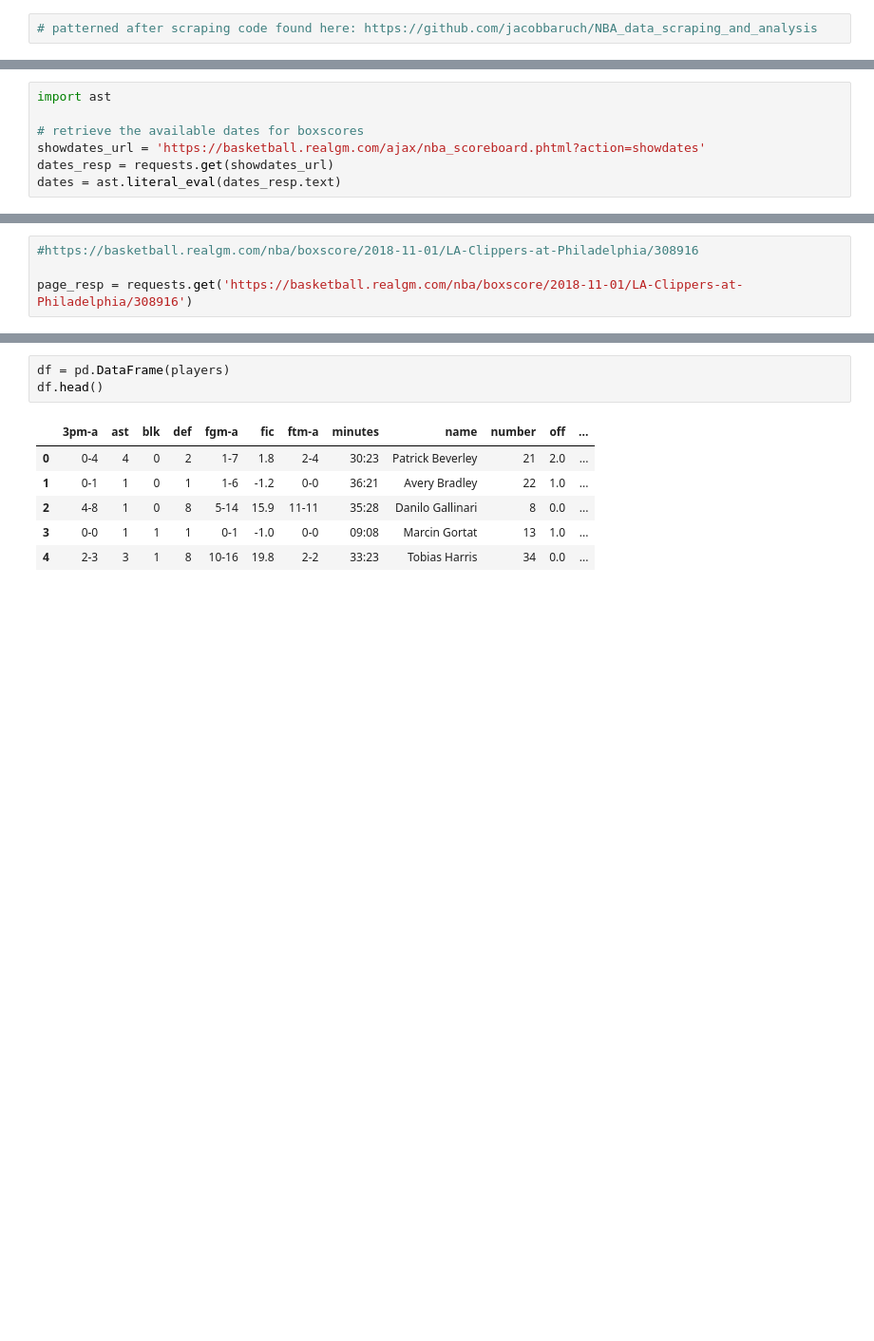
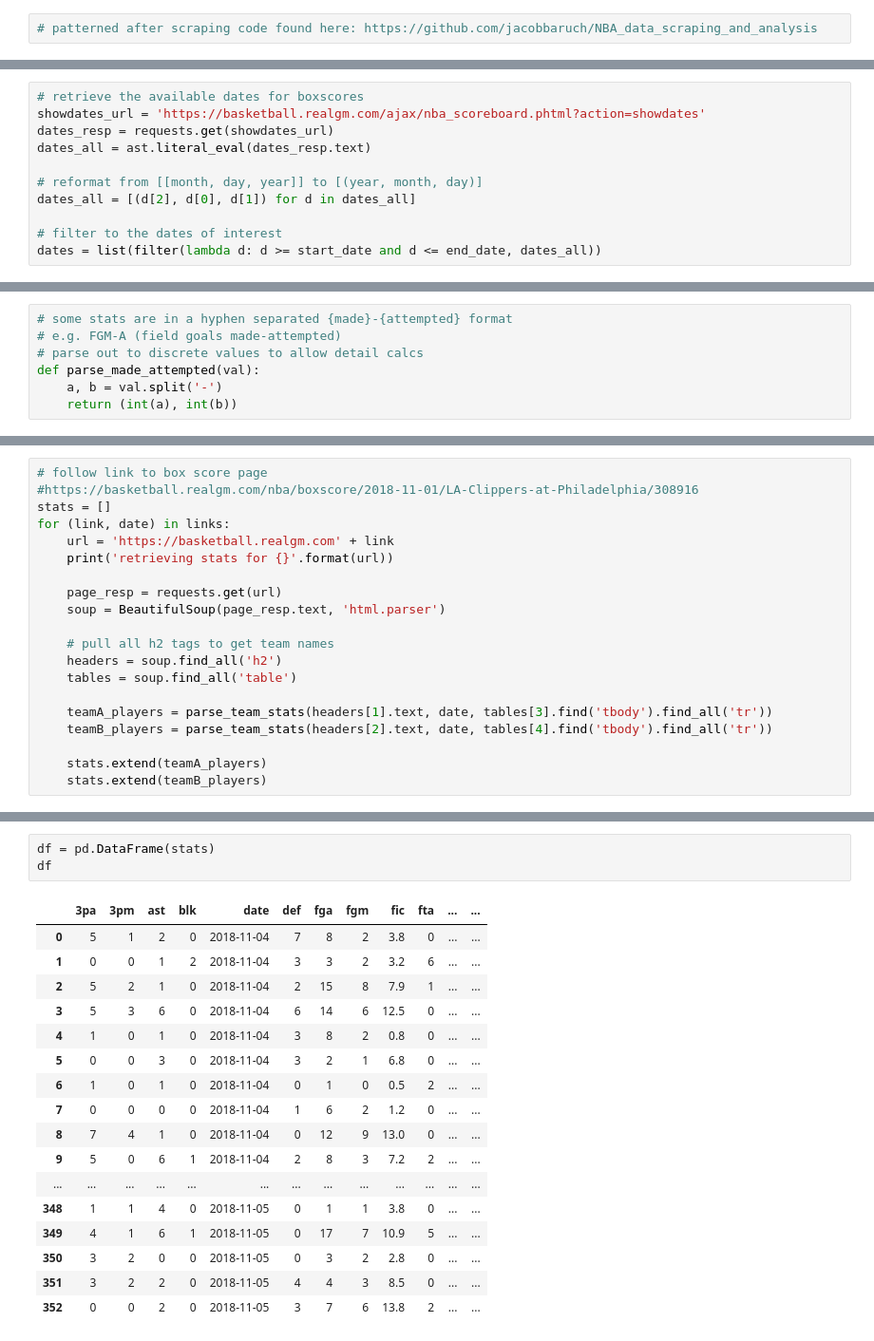
Before and after one commit to rickhaffey/aws-ml, a Jupyter notebook: sagemaker/src/player_stats_by_game.ipynb, the cells around one changed output, grey strips where cells are left out. Shown: that part at 95% size. Saved outputs shown, nothing was run; the diff lists cells and outputs as text; blank space fills up the shorter version.

Commit message:
extend player stats notebook to pull across date range

```diff
--- a/sagemaker/src/player_stats_by_game.ipynb
+++ b/sagemaker/src/player_stats_by_game.ipynb
@@ -7,7 +12,11 @@ import pandas as pd
 # %%
-import ast
-
 # retrieve the available dates for boxscores
 showdates_url = 'https://basketball.realgm.com/ajax/nba_scoreboard.phtml?action=showdates'
 dates_resp = requests.get(showdates_url)
-dates = ast.literal_eval(dates_resp.text)
+dates_all = ast.literal_eval(dates_resp.text)
+
+# reformat from [[month, day, year]] to [(year, month, day)]
+dates_all = [(d[2], d[0], d[1]) for d in dates_all]
+
+# filter to the dates of interest
+dates = list(filter(lambda d: d >= start_date and d <= end_date, dates_all))
@@ -37,4 +34,0 @@ soup = BeautifulSoup(page_resp.text, 'html.parser')
-# %%
-#https://basketball.realgm.com/nba/boxscore/2018-11-01/LA-Clippers-at-Philadelphia/308916
-
-page_resp = requests.get('https://basketball.realgm.com/nba/boxscore/2018-11-01/LA-Clippers-at-Philadelphia/308916')
@@ -70 +55,8 @@ tables[3]
+# %%
+# some stats are in a hyphen separated {made}-{attempted} format
+# e.g. FGM-A (field goals made-attempted)
+# parse out to discrete values to allow detail calcs
+def parse_made_attempted(val):
+    a, b = val.split('-')
+    return (int(a), int(b))
 # %%
@@ -95,0 +106,20 @@ for row in tables[3].find_all('tr')[1:]:
+# %%
+# follow link to box score page
+#https://basketball.realgm.com/nba/boxscore/2018-11-01/LA-Clippers-at-Philadelphia/308916
+stats = []
+for (link, date) in links:
+    url = 'https://basketball.realgm.com' + link
+    print('retrieving stats for {}'.format(url))
+
+    page_resp = requests.get(url)
+    soup = BeautifulSoup(page_resp.text, 'html.parser')
+
+    # pull all h2 tags to get team names
+    headers = soup.find_all('h2')
+    tables = soup.find_all('table')
+
+    teamA_players = parse_team_stats(headers[1].text, date, tables[3].find('tbody').find_all('tr'))
+    teamB_players = parse_team_stats(headers[2].text, date, tables[4].find('tbody').find_all('tr'))
+
+    stats.extend(teamA_players)
+    stats.extend(teamB_players)
@@ -96,10 +143,21 @@ for row in tables[3].find_all('tr')[1:]:
 # %%
-df = pd.DataFrame(players)
-df.head()
+df = pd.DataFrame(stats)
+df
 # %% [output]
-|  | 3pm-a | ast | blk | def | fgm-a | fic | ftm-a | minutes | name | number | off | ... |
-| 0 | 0-4 | 4 | 0 | 2 | 1-7 | 1.8 | 2-4 | 30:23 | Patrick Beverley | 21 | 2.0 | ... |
-| 1 | 0-1 | 1 | 0 | 1 | 1-6 | -1.2 | 0-0 | 36:21 | Avery Bradley | 22 | 1.0 | ... |
-| 2 | 4-8 | 1 | 0 | 8 | 5-14 | 15.9 | 11-11 | 35:28 | Danilo Gallinari | 8 | 0.0 | ... |
-| 3 | 0-0 | 1 | 1 | 1 | 0-1 | -1.0 | 0-0 | 09:08 | Marcin Gortat | 13 | 1.0 | ... |
-| 4 | 2-3 | 3 | 1 | 8 | 10-16 | 19.8 | 2-2 | 33:23 | Tobias Harris | 34 | 0.0 | ... |
+|  | 3pa | 3pm | ast | blk | date | def | fga | fgm | fic | fta | ... | ... |
+| 0 | 5 | 1 | 2 | 0 | 2018-11-04 | 7 | 8 | 2 | 3.8 | 0 | ... | ... |
+| 1 | 0 | 0 | 1 | 2 | 2018-11-04 | 3 | 3 | 2 | 3.2 | 6 | ... | ... |
+| 2 | 5 | 2 | 1 | 0 | 2018-11-04 | 2 | 15 | 8 | 7.9 | 1 | ... | ... |
+| 3 | 5 | 3 | 6 | 0 | 2018-11-04 | 6 | 14 | 6 | 12.5 | 0 | ... | ... |
+| 4 | 1 | 0 | 1 | 0 | 2018-11-04 | 3 | 8 | 2 | 0.8 | 0 | ... | ... |
+| 5 | 0 | 0 | 3 | 0 | 2018-11-04 | 3 | 2 | 1 | 6.8 | 0 | ... | ... |
+| 6 | 1 | 0 | 1 | 0 | 2018-11-04 | 0 | 1 | 0 | 0.5 | 2 | ... | ... |
+| 7 | 0 | 0 | 0 | 0 | 2018-11-04 | 1 | 6 | 2 | 1.2 | 0 | ... | ... |
+| 8 | 7 | 4 | 1 | 0 | 2018-11-04 | 0 | 12 | 9 | 13.0 | 0 | ... | ... |
+| 9 | 5 | 0 | 6 | 1 | 2018-11-04 | 2 | 8 | 3 | 7.2 | 2 | ... | ... |
+| ... | ... | ... | ... | ... | ... | ... | ... | ... | ... | ... | ... | ... |
+| 348 | 1 | 1 | 4 | 0 | 2018-11-05 | 0 | 1 | 1 | 3.8 | 0 | ... | ... |
+| 349 | 4 | 1 | 6 | 1 | 2018-11-05 | 0 | 17 | 7 | 10.9 | 5 | ... | ... |
+| 350 | 3 | 2 | 0 | 0 | 2018-11-05 | 0 | 3 | 2 | 2.8 | 0 | ... | ... |
+| 351 | 3 | 2 | 2 | 0 | 2018-11-05 | 4 | 4 | 3 | 8.5 | 0 | ... | ... |
+| 352 | 0 | 0 | 2 | 0 | 2018-11-05 | 3 | 7 | 6 | 13.8 | 2 | ... | ... |
```
Also changed, not shown: parts of 16 cells of this notebook, 1 other file.
